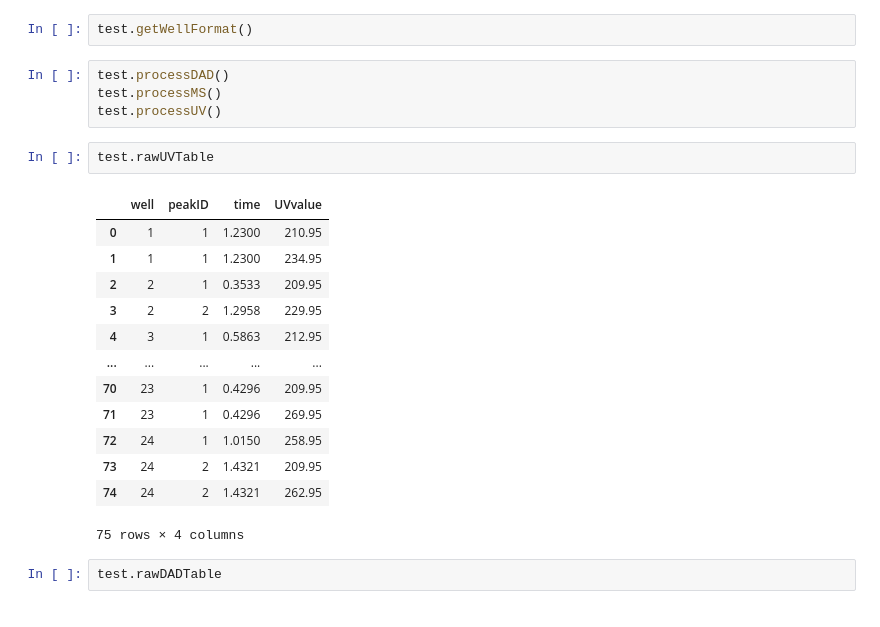
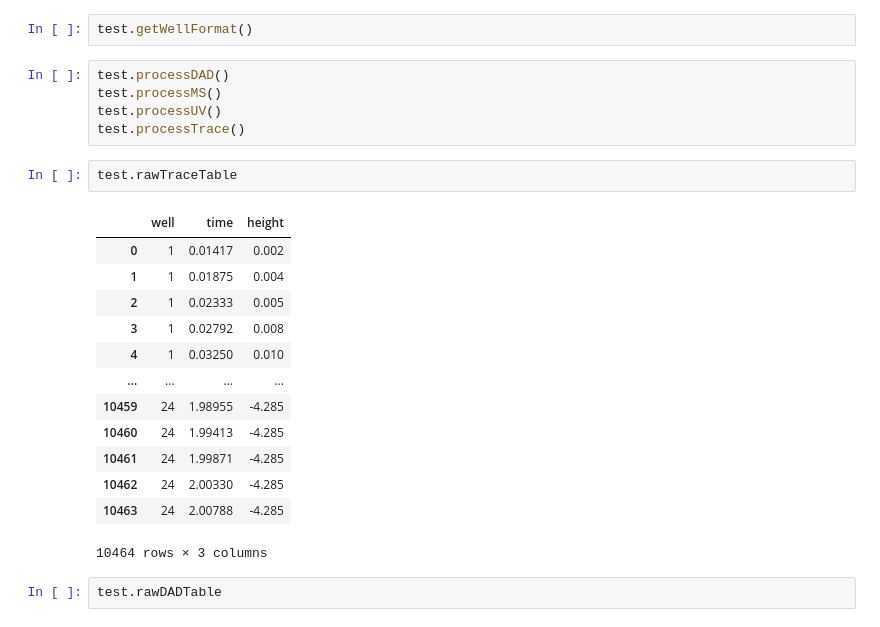
Before and after one commit to thatchemistryguy/PyParse, a Jupyter notebook: code_reop.ipynb, the cells around one changed output. Cells and saved outputs as stored; diff of their text form.

```diff
--- a/code_reop.ipynb
+++ b/code_reop.ipynb
@@ -286,22 +360,23 @@ test.getWellFormat()
 test.processDAD()
 test.processMS()
 test.processUV()
+test.processTrace()
 # %%
-test.rawUVTable
+test.rawTraceTable
 # %% [output]
-|  | well | peakID | time | UVvalue |
-| 0 | 1 | 1 | 1.2300 | 210.95 |
-| 1 | 1 | 1 | 1.2300 | 234.95 |
-| 2 | 2 | 1 | 0.3533 | 209.95 |
-| 3 | 2 | 2 | 1.2958 | 229.95 |
-| 4 | 3 | 1 | 0.5863 | 212.95 |
-| ... | ... | ... | ... | ... |
-| 70 | 23 | 1 | 0.4296 | 209.95 |
-| 71 | 23 | 1 | 0.4296 | 269.95 |
-| 72 | 24 | 1 | 1.0150 | 258.95 |
-| 73 | 24 | 2 | 1.4321 | 209.95 |
-| 74 | 24 | 2 | 1.4321 | 262.95 |
+|  | well | time | height |
+| 0 | 1 | 0.01417 | 0.002 |
+| 1 | 1 | 0.01875 | 0.004 |
+| 2 | 1 | 0.02333 | 0.005 |
+| 3 | 1 | 0.02792 | 0.008 |
+| 4 | 1 | 0.03250 | 0.010 |
+| ... | ... | ... | ... |
+| 10459 | 24 | 1.98955 | -4.285 |
+| 10460 | 24 | 1.99413 | -4.285 |
+| 10461 | 24 | 1.99871 | -4.285 |
+| 10462 | 24 | 2.00330 | -4.285 |
+| 10463 | 24 | 2.00788 | -4.285 |
-75 rows × 4 columns
+10464 rows × 3 columns
 # %%
 test.rawDADTable
 # %% [output]
```
Also changed, not shown: parts of 16 cells of this notebook, 2 other files.
